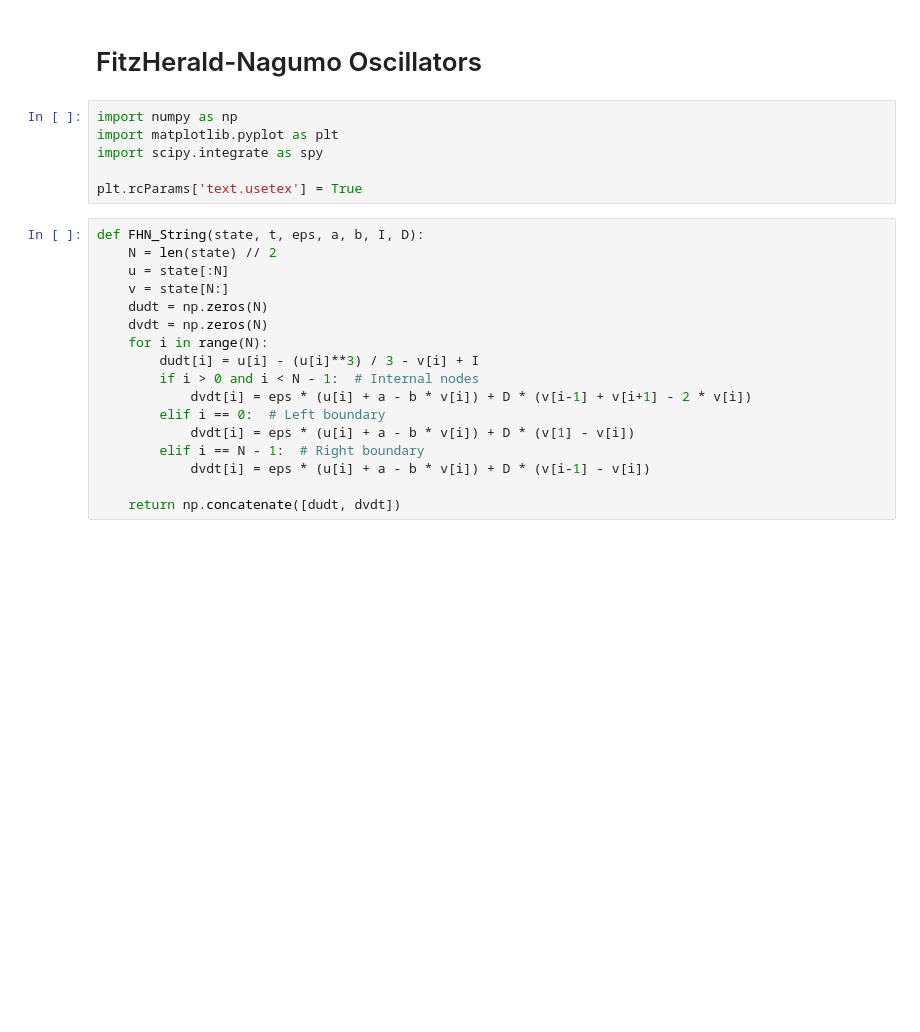
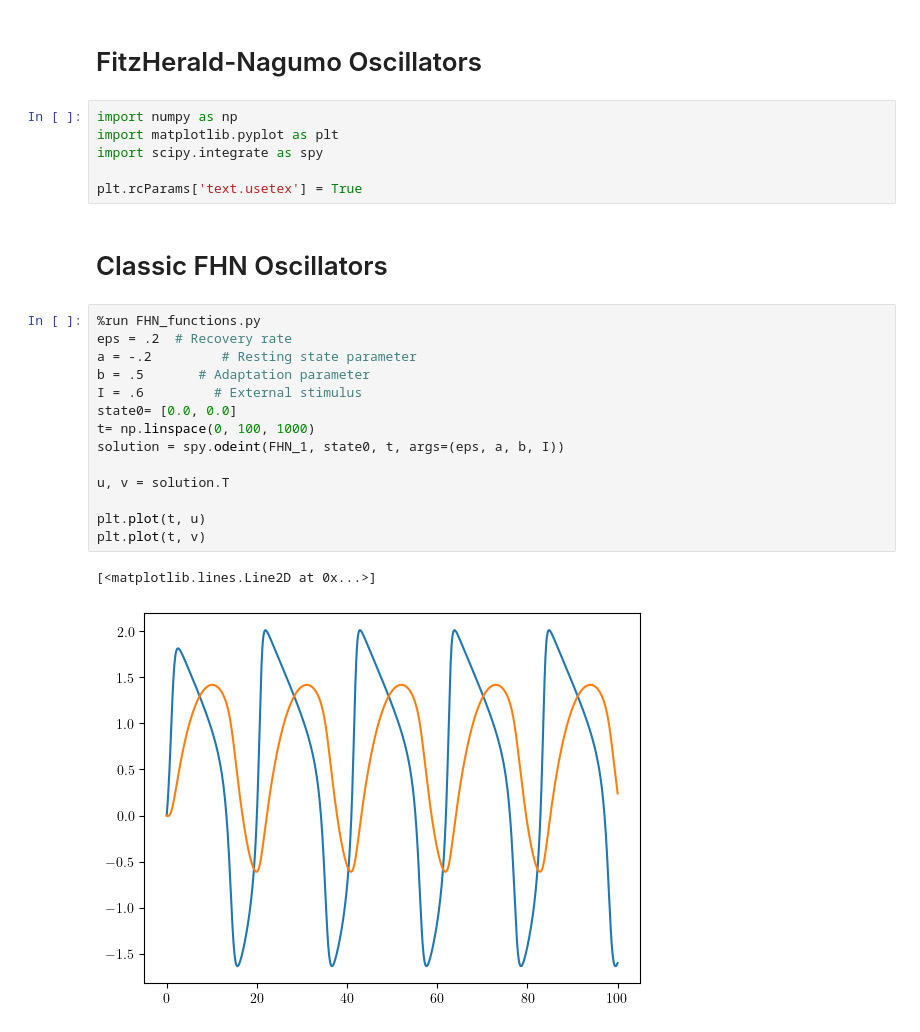
Before and after one commit to akshaysanjeevk/FHN-Relaxed-Oscillators, a Jupyter notebook: FHNs.ipynb, the cells around one changed output. Cells and saved outputs as stored; diff of their text form; blank space fills up the shorter version.

```diff
--- a/FHNs.ipynb
+++ b/FHNs.ipynb
@@ -6,20 +6,22 @@ import matplotlib.pyplot as plt
 import scipy.integrate as spy
 
 plt.rcParams['text.usetex'] = True
-# %%
-def FHN_String(state, t, eps, a, b, I, D):
-    N = len(state) // 2
-    u = state[:N]
-    v = state[N:]
-    dudt = np.zeros(N)
-    dvdt = np.zeros(N)
-    for i in range(N):
-        dudt[i] = u[i] - (u[i]**3) / 3 - v[i] + I
-        if i > 0 and i < N - 1:  # Internal nodes
-            dvdt[i] = eps * (u[i] + a - b * v[i]) + D * (v[i-1] + v[i+1] - 2 * v[i])
-        elif i == 0:  # Left boundary
-            dvdt[i] = eps * (u[i] + a - b * v[i]) + D * (v[1] - v[i])
-        elif i == N - 1:  # Right boundary
-            dvdt[i] = eps * (u[i] + a - b * v[i]) + D * (v[i-1] - v[i])
-
-    return np.concatenate([dudt, dvdt])
+# %% [markdown]
+# Classic FHN Oscillators
+# %%
+%run FHN_functions.py
+eps = .2  # Recovery rate
+a = -.2         # Resting state parameter
+b = .5       # Adaptation parameter
+I = .6         # External stimulus
+state0= [0.0, 0.0]
+t= np.linspace(0, 100, 1000)
+solution = spy.odeint(FHN_1, state0, t, args=(eps, a, b, I))
+
+u, v = solution.T
+
+plt.plot(t, u)
+plt.plot(t, v)
+# %% [output]
+[<matplotlib.lines.Line2D at 0x...>]
+[figure, added]
```
Also changed, not shown: parts of 7 cells of this notebook, 1 other file.
